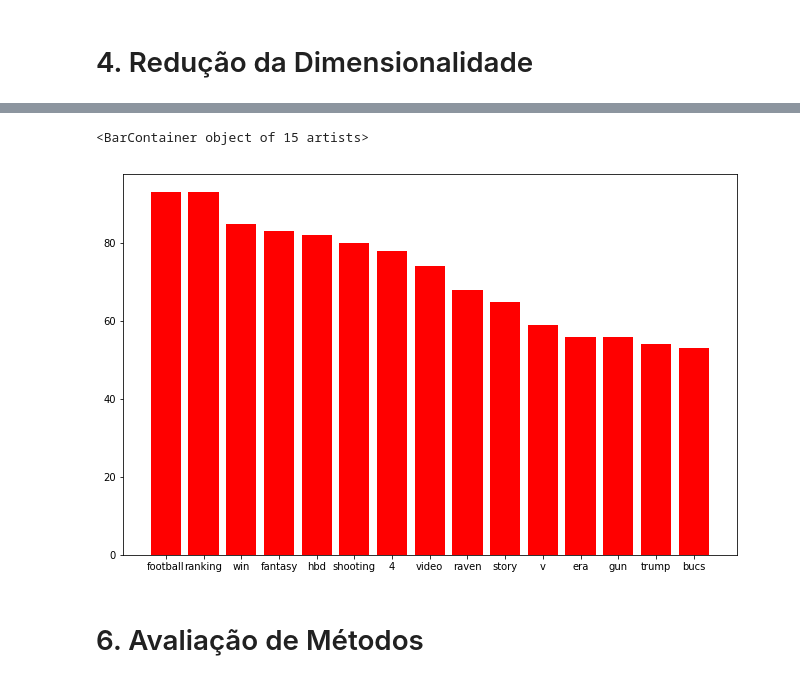
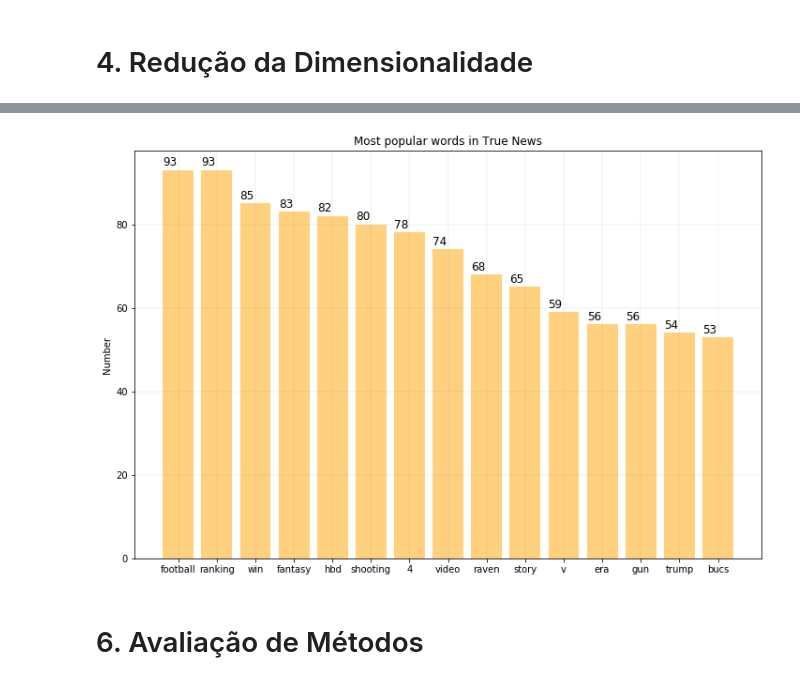
Before and after one commit to EdvarFilho/TrabalhoAprendizagemDeMaquina, a Jupyter notebook: Analisador de Fake News.ipynb, the cells around one changed output, grey strips where cells are left out. Drawn from its saved outputs; the diff is of its cells as text; code cells hidden in the pictures.

```diff
--- a/Analisador de Fake News.ipynb
+++ b/Analisador de Fake News.ipynb
@@ -361,8 +344,19 @@ plt.bar(wordsFake, contFake, color="blue")
-# %%
-plt.bar(wordsReal, contReal, color="red")
-# %% [output]
-<BarContainer object of 15 artists>
-[figure, removed]
+# %%
+#plt.bar(wordsReal, contReal, color="red")
+
+plt.figure(figsize=(12,8))
+plt.grid(color='grey', linestyle='-', linewidth=0.25, alpha=0.5)
+#plt.bar(wordsFake, contFake, color="blue")
+rects = plt.bar(wordsReal, contReal, align='center', alpha=0.5, color = "orange")
+plt.ylabel('Number')
+plt.title('Most popular words in True News')
+for bar in rects:
+    yval = bar.get_height()
+    plt.text(bar.get_x(), yval+1, yval, fontsize=12)
+
+plt.show()
+# %% [output]
+[figure, added]
 # %% [markdown]
 # 6. Avaliação de Métodos
 # %%
```
Also changed, not shown: parts of 44 cells of this notebook, 2 other files.
